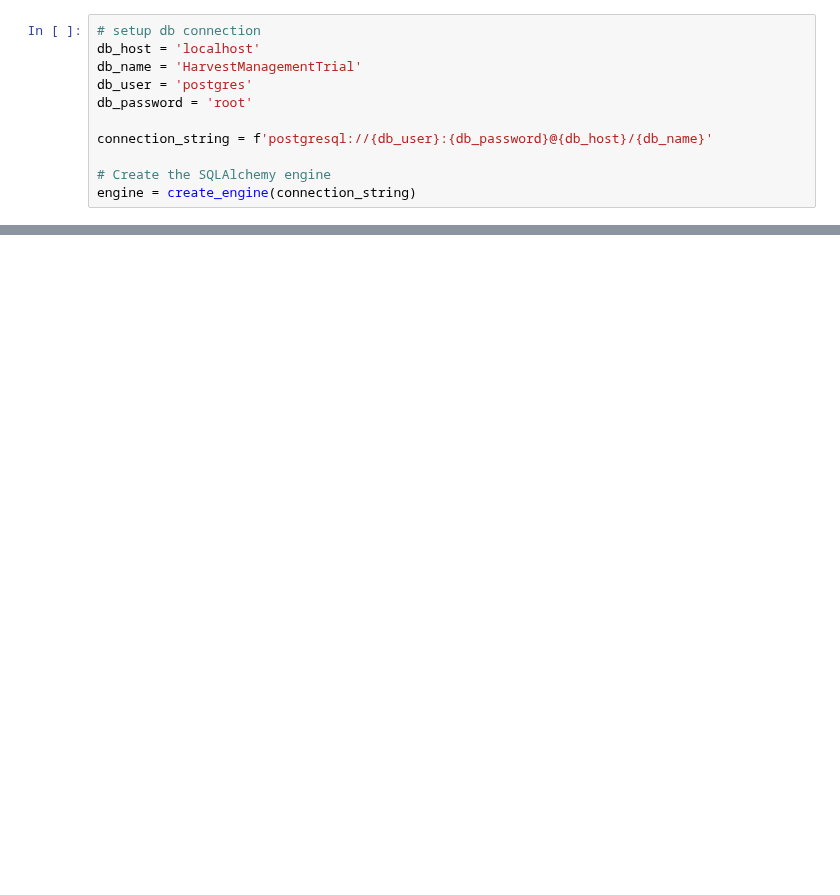
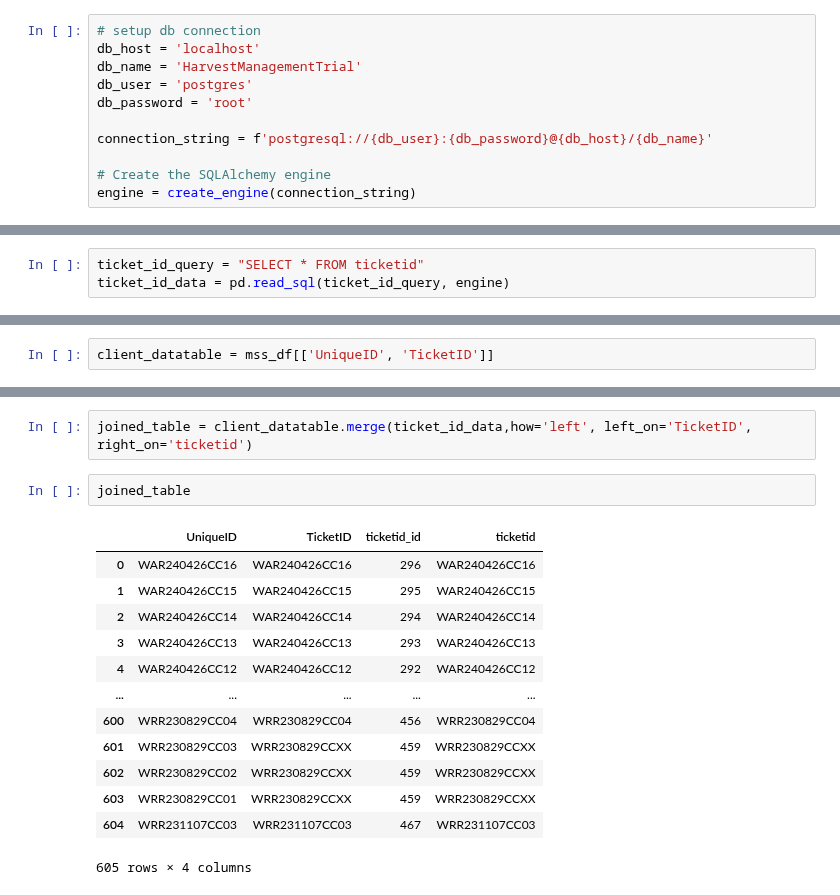
Before and after one commit to BilyBrown/sqlite3-tutorial, a Jupyter notebook: ticketid_populate.ipynb, the cells around one changed output, grey strips where cells are left out. Cells and saved outputs as stored; diff of their text form; blank space fills up the shorter version.

```diff
--- a/ticketid_populate.ipynb
+++ b/ticketid_populate.ipynb
@@ -27,0 +98,3 @@ engine = create_engine(connection_string)
+# %%
+ticket_id_query = "SELECT * FROM ticketid"
+ticket_id_data = pd.read_sql(ticket_id_query, engine)
@@ -27,0 +117,2 @@ engine = create_engine(connection_string)
+# %%
+client_datatable = mss_df[['UniqueID', 'TicketID']]
@@ -27,0 +135,18 @@ engine = create_engine(connection_string)
+# %%
+joined_table = client_datatable.merge(ticket_id_data,how='left', left_on='TicketID', right_on='ticketid')
+# %%
+joined_table
+# %% [output]
+|  | UniqueID | TicketID | ticketid_id | ticketid |
+| 0 | WAR240426CC16 | WAR240426CC16 | 296 | WAR240426CC16 |
+| 1 | WAR240426CC15 | WAR240426CC15 | 295 | WAR240426CC15 |
+| 2 | WAR240426CC14 | WAR240426CC14 | 294 | WAR240426CC14 |
+| 3 | WAR240426CC13 | WAR240426CC13 | 293 | WAR240426CC13 |
+| 4 | WAR240426CC12 | WAR240426CC12 | 292 | WAR240426CC12 |
+| ... | ... | ... | ... | ... |
+| 600 | WRR230829CC04 | WRR230829CC04 | 456 | WRR230829CC04 |
+| 601 | WRR230829CC03 | WRR230829CCXX | 459 | WRR230829CCXX |
+| 602 | WRR230829CC02 | WRR230829CCXX | 459 | WRR230829CCXX |
+| 603 | WRR230829CC01 | WRR230829CCXX | 459 | WRR230829CCXX |
+| 604 | WRR231107CC03 | WRR231107CC03 | 467 | WRR231107CC03 |
+605 rows × 4 columns
```
Also changed, not shown: parts of 20 cells of this notebook, 50 other files.
